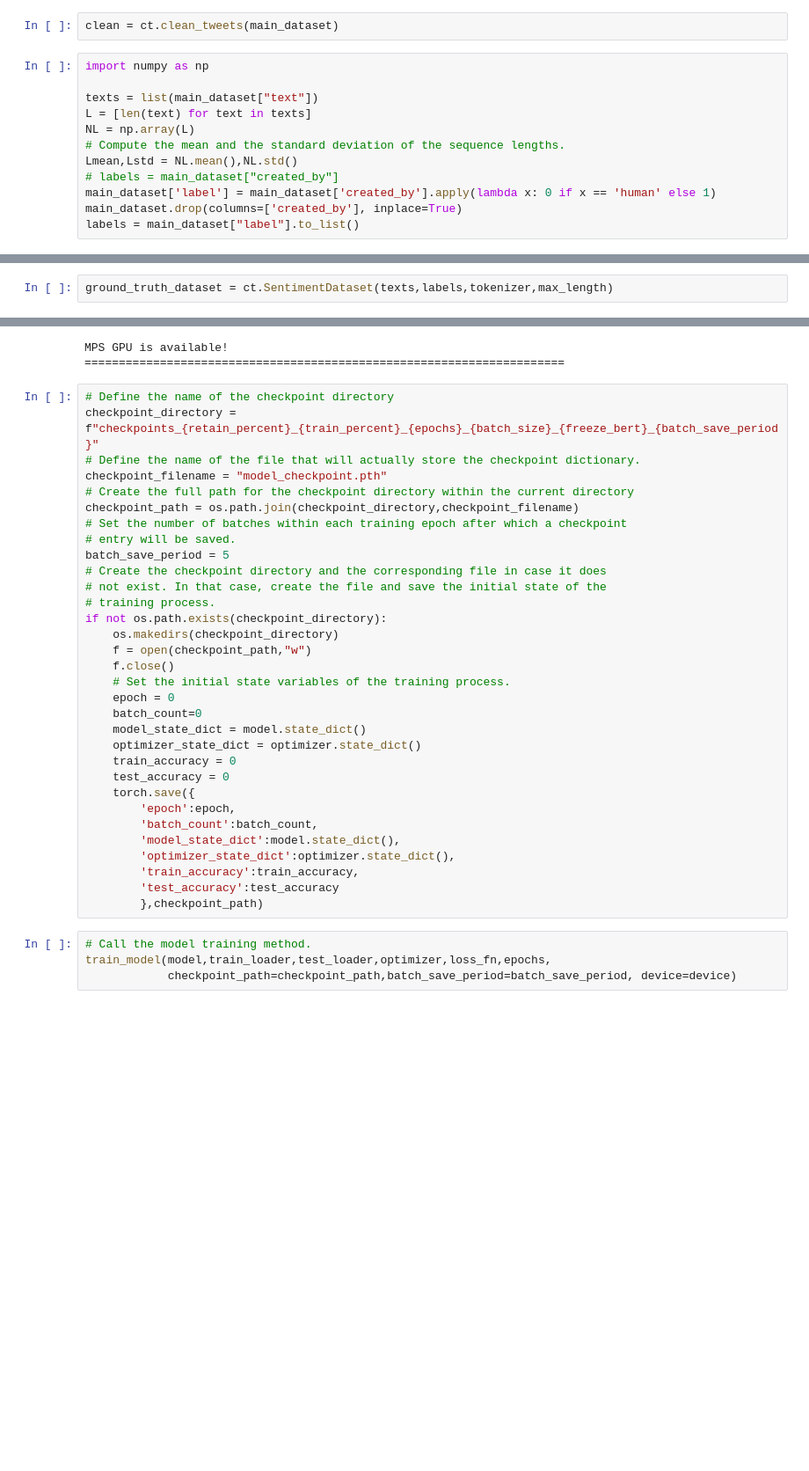
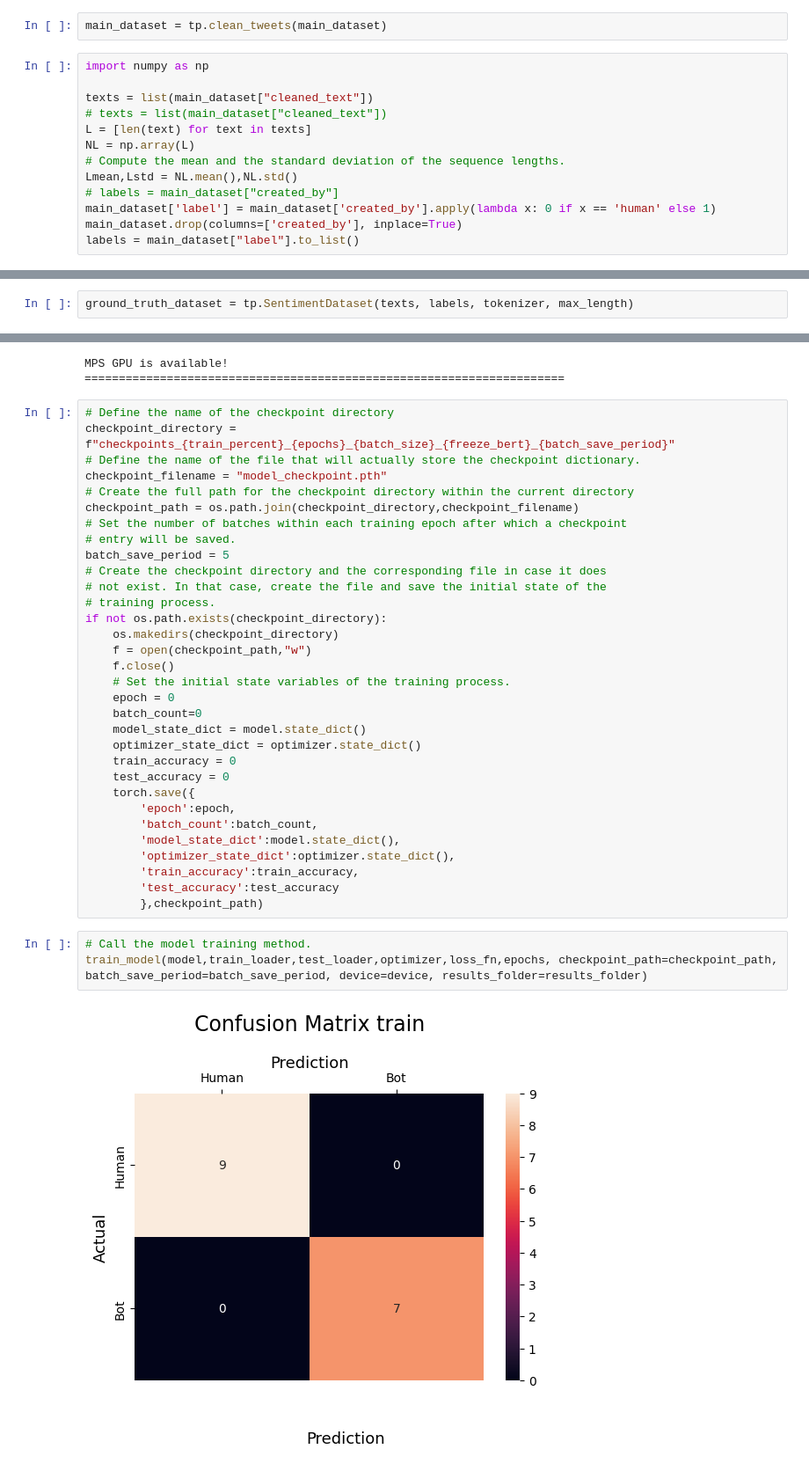
Before and after one commit to alalousis/AI_detector, a Jupyter notebook: BERT_AI_Detector.ipynb, the cells around one changed output, grey strips where cells are left out. Shown at 88% size. Drawn from its saved outputs; the diff is of its cells as text; blank space fills up the shorter version.

```diff
--- a/BERT_AI_Detector.ipynb
+++ b/BERT_AI_Detector.ipynb
@@ -48,11 +51,12 @@ main_dataset = pd.concat([real_tweets_df[:8000], ai_tweets_df[:2000]], ignore_in
 # %%
 main_dataset = main_dataset.sample(frac=1).reset_index(drop=True)
 # %%
-clean = ct.clean_tweets(main_dataset)
+main_dataset = tp.clean_tweets(main_dataset)
 # %%
 import numpy as np
 
-texts = list(main_dataset["text"])
+texts = list(main_dataset["cleaned_text"])
+# texts = list(main_dataset["cleaned_text"])
 L = [len(text) for text in texts]
 NL = np.array(L)
 # Compute the mean and the standard deviation of the sequence lengths.
@@ -76,5 +80,5 @@ tokenizer = BertTokenizer.from_pretrained(model_name)
 bert_model = BertModel.from_pretrained(model_name)
 max_length = int(Lmean+3*Lstd)+1
 # %%
-ground_truth_dataset = ct.SentimentDataset(texts,labels,tokenizer,max_length)
+ground_truth_dataset = tp.SentimentDataset(texts, labels, tokenizer, max_length)
 # %%
@@ -119,7 +122,7 @@ MPS GPU is available!
 ======================================================================
 # %%
 # Define the name of the checkpoint directory
-checkpoint_directory = f"checkpoints_{retain_percent}_{train_percent}_{epochs}_{batch_size}_{freeze_bert}_{batch_save_period}"
+checkpoint_directory = f"checkpoints_{train_percent}_{epochs}_{batch_size}_{freeze_bert}_{batch_save_period}"
 # Define the name of the file that will actually store the checkpoint dictionary.
 checkpoint_filename = "model_checkpoint.pth"
 # Create the full path for the checkpoint directory within the current directory
@@ -151,6 +154,6 @@ if not os.path.exists(checkpoint_directory):
         },checkpoint_path)
 # %%
 # Call the model training method.
-train_model(model,train_loader,test_loader,optimizer,loss_fn,epochs,
-            checkpoint_path=checkpoint_path,batch_save_period=batch_save_period, device=device)
+train_model(model,train_loader,test_loader,optimizer,loss_fn,epochs, checkpoint_path=checkpoint_path, batch_save_period=batch_save_period, device=device, results_folder=results_folder)
 # %% [output]
+[figure, added]
```
Also changed, not shown: parts of 5 cells of this notebook, 4 other files.
